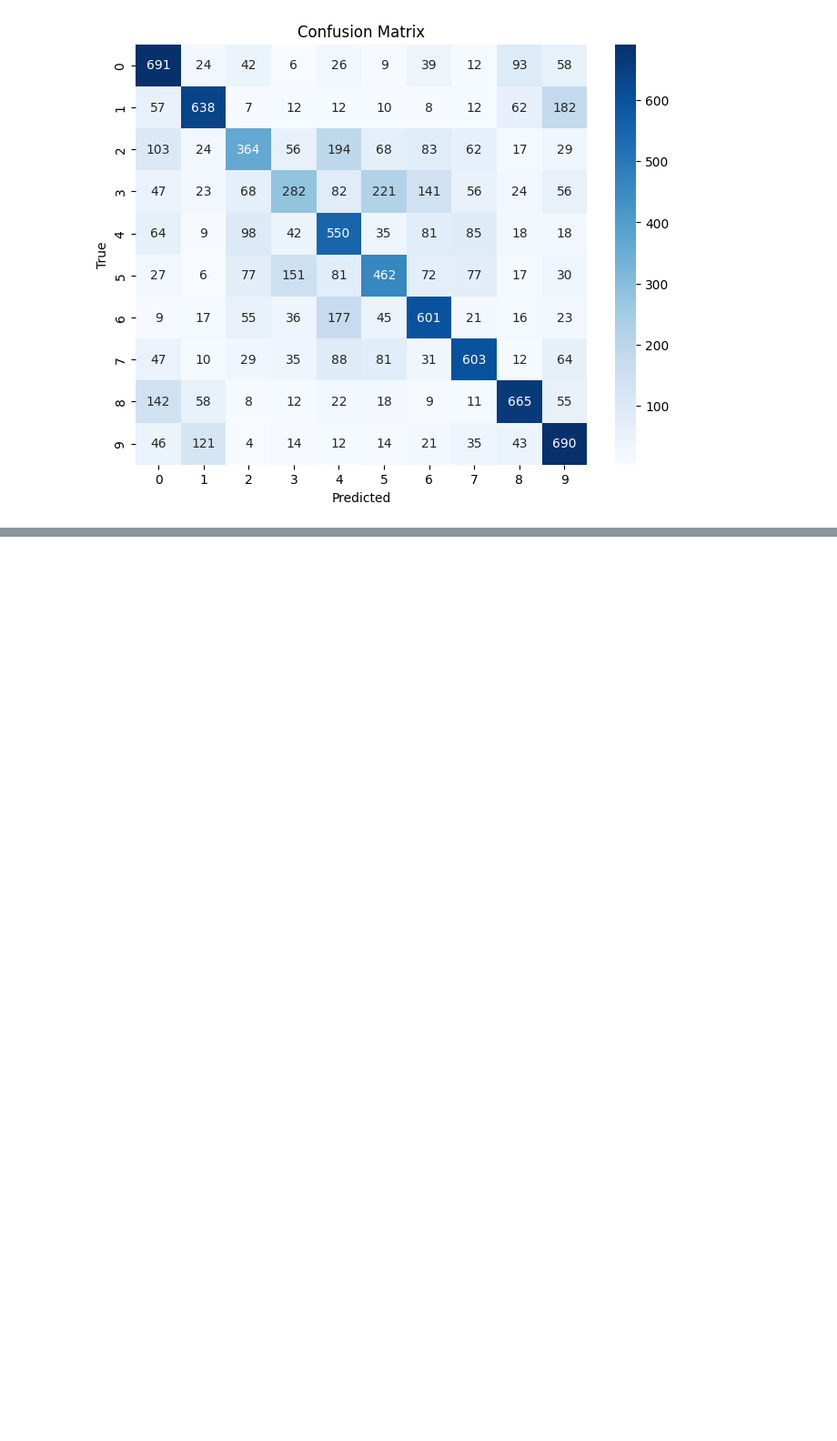
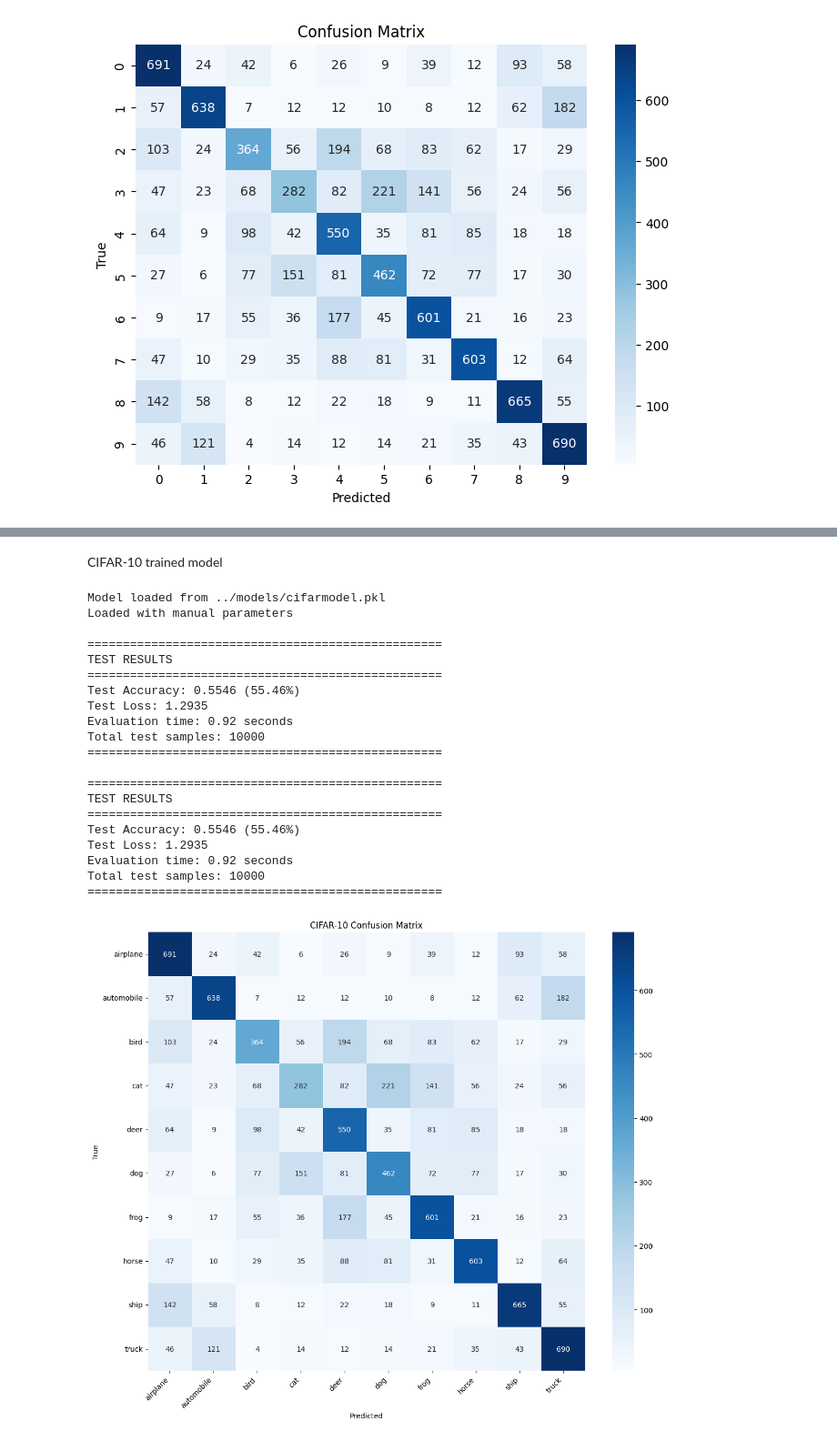
Before and after one commit to wkandersen/02456-deep-learning-group-68, a Jupyter notebook: src/notebook.ipynb, the cells around one changed output, grey strips where cells are left out. Shown at 91% size. Cells and saved outputs as stored; diff of their text form; code cells hidden in the pictures; blank space fills up the shorter version.

```diff
--- a/src/notebook.ipynb
+++ b/src/notebook.ipynb
@@ -232,0 +234,42 @@ plt.show()
+# %% [markdown]
+CIFAR-10 trained model
+# %%
+# Import and reload the updated model
+import numpy as np
+np.random.seed(42)
+
+
+from model_cifar_10 import FFNN
+from types import SimpleNamespace
+from test_cifar_10 import test_model as cifar_test
+
+# Load the model directly
+
+cifar_test(args=SimpleNamespace(
+    model_path='../models/cifarmodel.pkl',
+    output_dir='test_results',
+    batch_size=1000,
+    standardize=True,
+    confusion_matrix=True))
+# %% [output]
+Model loaded from ../models/cifarmodel.pkl
+Loaded with manual parameters
+
+==================================================
+TEST RESULTS
+==================================================
+Test Accuracy: 0.5546 (55.46%)
+Test Loss: 1.2935
+Evaluation time: 0.92 seconds
+Total test samples: 10000
+==================================================
+
+==================================================
+TEST RESULTS
+==================================================
+Test Accuracy: 0.5546 (55.46%)
+Test Loss: 1.2935
+Evaluation time: 0.92 seconds
+Total test samples: 10000
+==================================================
+[figure, added]
```
Also changed, not shown: parts of 6 cells of this notebook, 4 other files.
